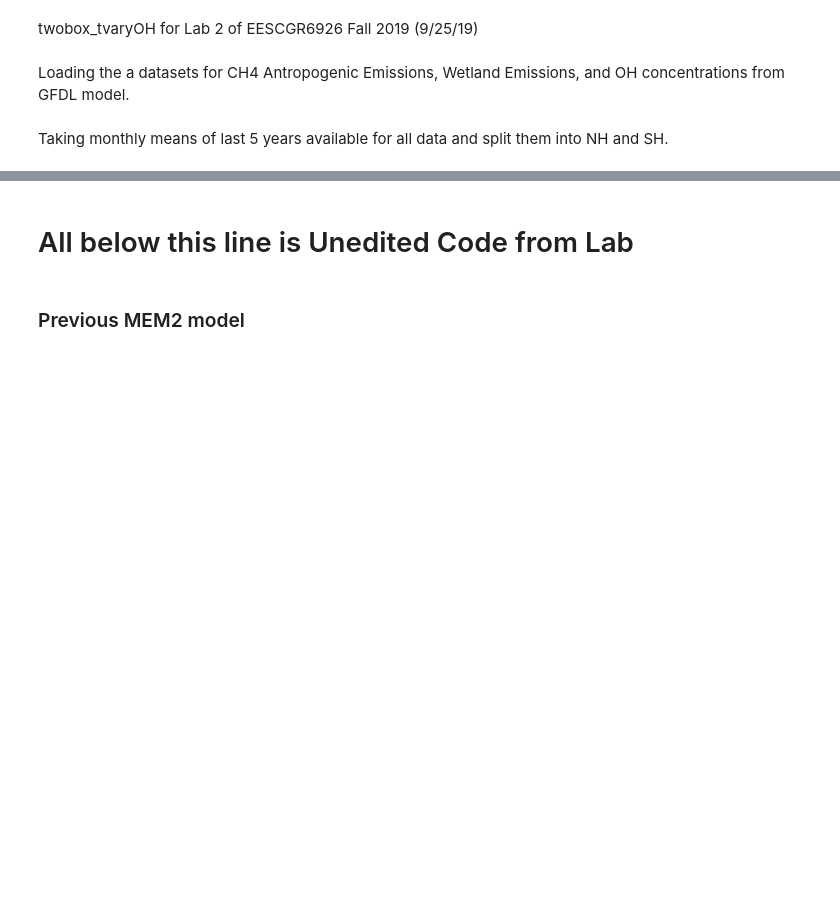
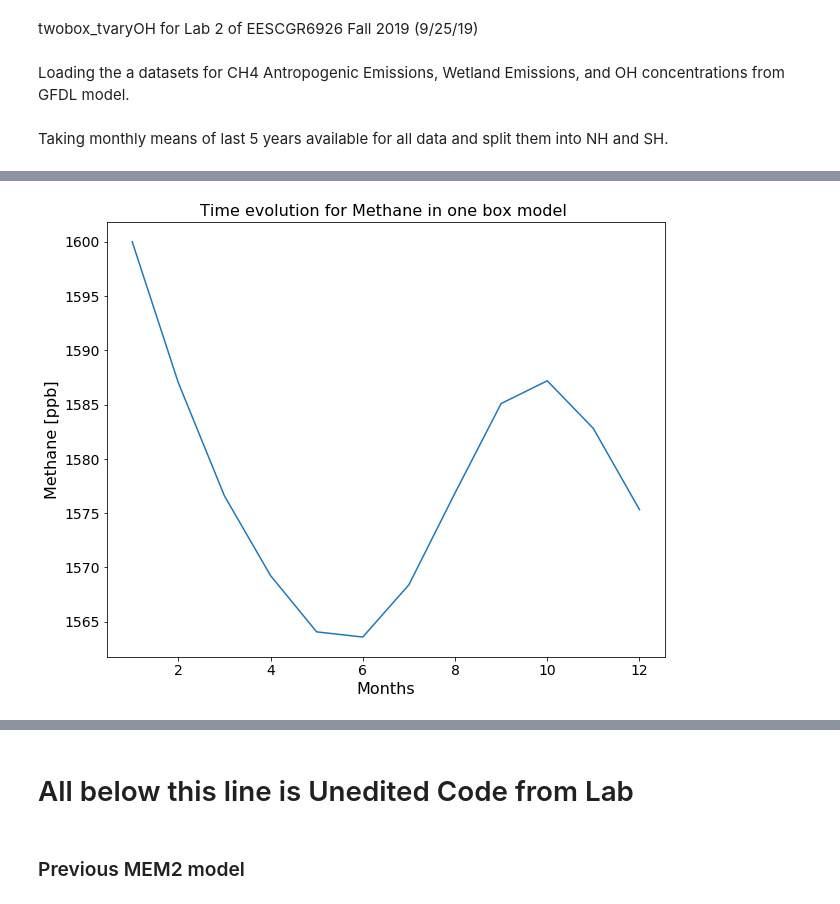
Before and after one commit to imitevski/ch4_box_model, a Jupyter notebook: methane_twobox_lab2pII_tvaryOH.ipynb, the cells around one changed output, grey strips where cells are left out. Saved outputs shown, nothing was run; the diff lists cells and outputs as text; code cells hidden in the pictures; blank space fills up the shorter version.

```diff
--- a/methane_twobox_lab2pII_tvaryOH.ipynb
+++ b/methane_twobox_lab2pII_tvaryOH.ipynb
@@ -62,0 +98,92 @@ Coordinates:
+# %%
+class onebox():
+    """ one box model for methane mass in the atmosphere"""
+
+    def __init__(self, mass_atm=5.2e9, mwair=.029, mwch4=.016):
+        """ constructor
+
+        PARAMETERS:
+
+        mass_atm: float
+            mass of atmosphere in Tg; converted below to tropospheric mass for consistency with earlier problem
+        mwair: float
+            molecular weight of dry air in kg/mol
+        mwch4: float
+            molecular weight of methane in kg/mol
+
+        """
+        self.mass_atm = mass_atm*.9
+        self.mwair = mwair
+        self.mwch4 = mwch4
+        self.conv = self.mass_atm*1e-9*mwch4/mwair
+        return None
+
+    def integrate_tracer(self, name='Methane', emis=5.e2, removal_rate=1e0, k = 0.085,
+                        conc_ini=1600, time_ini=0, run_duration=13, time_offset=1,tstep=1):
+        """ time integration of the one box equation
+
+        PARAMETERS:
+
+        name: str
+            name of the chemical species
+        emis: float
+            Total global methane emissions to the atmosphere in Tg/y
+        removal_rate: float
+            Total removal rate of the chemical species from the atmosphere in 1/year
+        conc_ini: float
+            initial concentration of chemical species in ppb
+        time_ini: float
+            starting time
+        run_duration: float
+            integration time in years
+        tstep: float
+            time step for integration in years
+        """
+        self.name = name
+        self.k = k
+        self.emis = ch4_global + wet_global
+        self.removal_rate = removal_rate
+        self.mass_ini = np.array([conc_ini*self.conv])
+        self.time_ini = time_ini
+        self.time_end = run_duration
+        self.time_offset = time_offset
+        self.tstep = np.arange(self.time_end-self.time_ini)/tstep
+
+        # integrate the box equation with RK45
+        solver = spint.solve_ivp(self.methane_onebox_mass_equations, (self.time_ini, self.time_end,),
+                         self.mass_ini, method='RK45', t_eval=self.tstep)
+
+        self.time = solver['t']
+        #print(self.time)
+        self.tracer_mass = solver['y'].squeeze()
+        #convert mass back to mixing ratio
+        self.tracer_ppb =self.tracer_mass/self.conv
+        # plot the results
+        self.plot_timeserie()
+        return self.time, self.tracer_ppb
+
+
+    def plot_timeserie(self):
+        """ plotting function """
+        plt.figure(figsize=[10,8])
+        plt.plot(self.time+self.time_offset, self.tracer_ppb)
+        plt.xlabel('Months',fontsize=16)
+        plt.ylabel(self.name + ' [ppb]', fontsize=16)
+        plt.xticks(fontsize=14)
+        plt.yticks(fontsize=14)
+        plt.title('Time evolution for ' + self.name +
+                  ' in one box model ', fontsize=16)
+        return None
+
+    def methane_onebox_mass_equations(self, time, mass):
+        """ governing equation """
+        E = np.array((ch4_global+wet_global).sel(month = time, method = 'nearest'))
+        removal_rate = np.array(oh_global.sel(month = time, method = 'nearest'))  #* 0.325e-1 * 0.395
+#         print(E)
+#         k = 0.085
+        dmdt =  E -  self.k*(removal_rate * mass )
+        return dmdt
+boxmodel = onebox()
+t, conc_ch4 = boxmodel.integrate_tracer(k=0.085)
+# %% [output]
+[figure, added]
```
Also changed, not shown: parts of 32 cells of this notebook, 4 other files.
